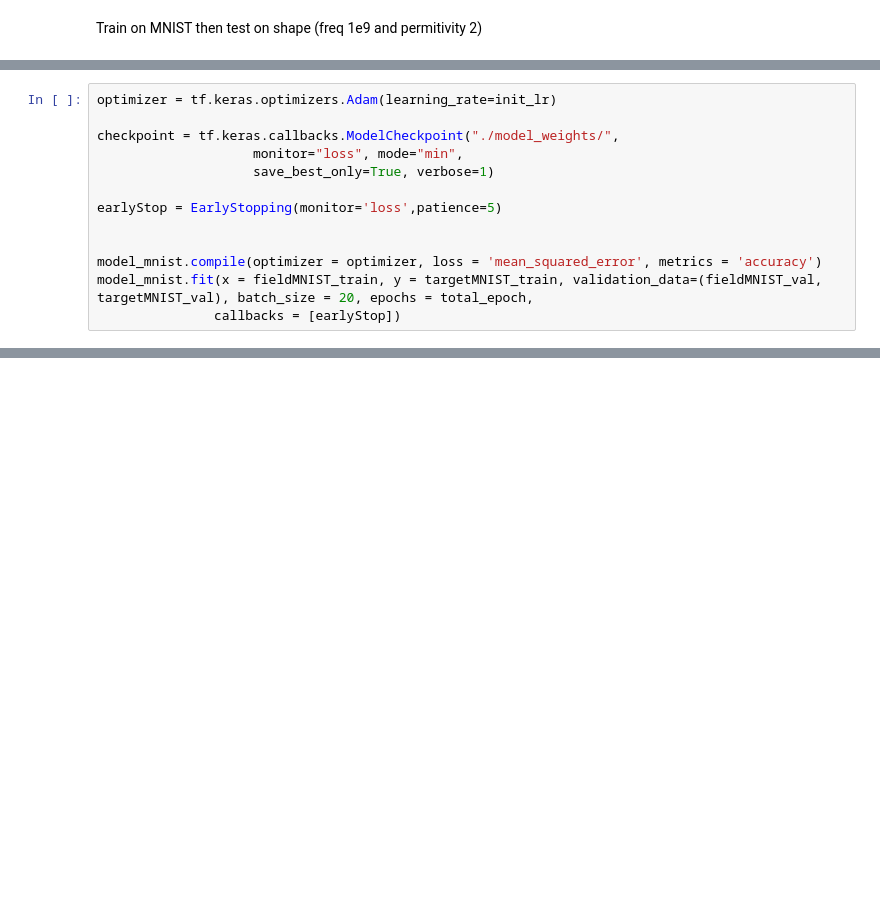
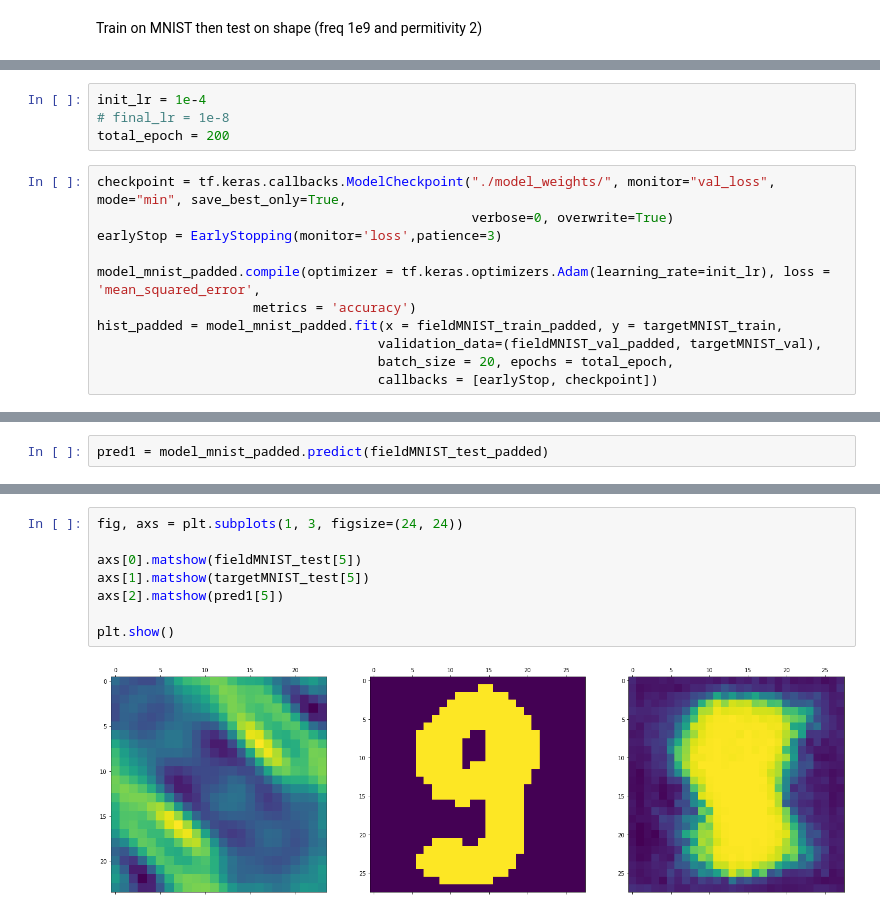
Before and after one commit to nguye82/microwave_imaging_project, a Jupyter notebook: UNET CNN.ipynb, the cells around one changed output, grey strips where cells are left out. Saved outputs shown, nothing was run; the diff lists cells and outputs as text; blank space fills up the shorter version.

```diff
--- a/UNET CNN.ipynb
+++ b/UNET CNN.ipynb
@@ -192,13 +159,0 @@ earlyStop = EarlyStopping(monitor='loss',patience=3)
-# %%
-optimizer = tf.keras.optimizers.Adam(learning_rate=init_lr)
-
-checkpoint = tf.keras.callbacks.ModelCheckpoint("./model_weights/",
-                    monitor="loss", mode="min",
-                    save_best_only=True, verbose=1)
-
-earlyStop = EarlyStopping(monitor='loss',patience=5)
-
-
-model_mnist.compile(optimizer = optimizer, loss = 'mean_squared_error', metrics = 'accuracy')
-model_mnist.fit(x = fieldMNIST_train, y = targetMNIST_train, validation_data=(fieldMNIST_val, targetMNIST_val), batch_size = 20, epochs = total_epoch,
-               callbacks = [earlyStop])
@@ -445,0 +160,15 @@ plt.show()
+# %%
+init_lr = 1e-4
+# final_lr = 1e-8
+total_epoch = 200
+# %%
+checkpoint = tf.keras.callbacks.ModelCheckpoint("./model_weights/", monitor="val_loss", mode="min", save_best_only=True,
+                                                verbose=0, overwrite=True)
+earlyStop = EarlyStopping(monitor='loss',patience=3)
+
+model_mnist_padded.compile(optimizer = tf.keras.optimizers.Adam(learning_rate=init_lr), loss = 'mean_squared_error',
+                    metrics = 'accuracy')
+hist_padded = model_mnist_padded.fit(x = fieldMNIST_train_padded, y = targetMNIST_train,
+                                    validation_data=(fieldMNIST_val_padded, targetMNIST_val),
+                                    batch_size = 20, epochs = total_epoch,
+                                    callbacks = [earlyStop, checkpoint])
@@ -445,0 +208,2 @@ plt.show()
+# %%
+pred1 = model_mnist_padded.predict(fieldMNIST_test_padded)
@@ -445,0 +212,10 @@ plt.show()
+# %%
+fig, axs = plt.subplots(1, 3, figsize=(24, 24))
+
+axs[0].matshow(fieldMNIST_test[5])
+axs[1].matshow(targetMNIST_test[5])
+axs[2].matshow(pred1[5])
+
+plt.show()
+# %% [output]
+[figure, added]
```
Also changed, not shown: parts of 58 cells of this notebook.
